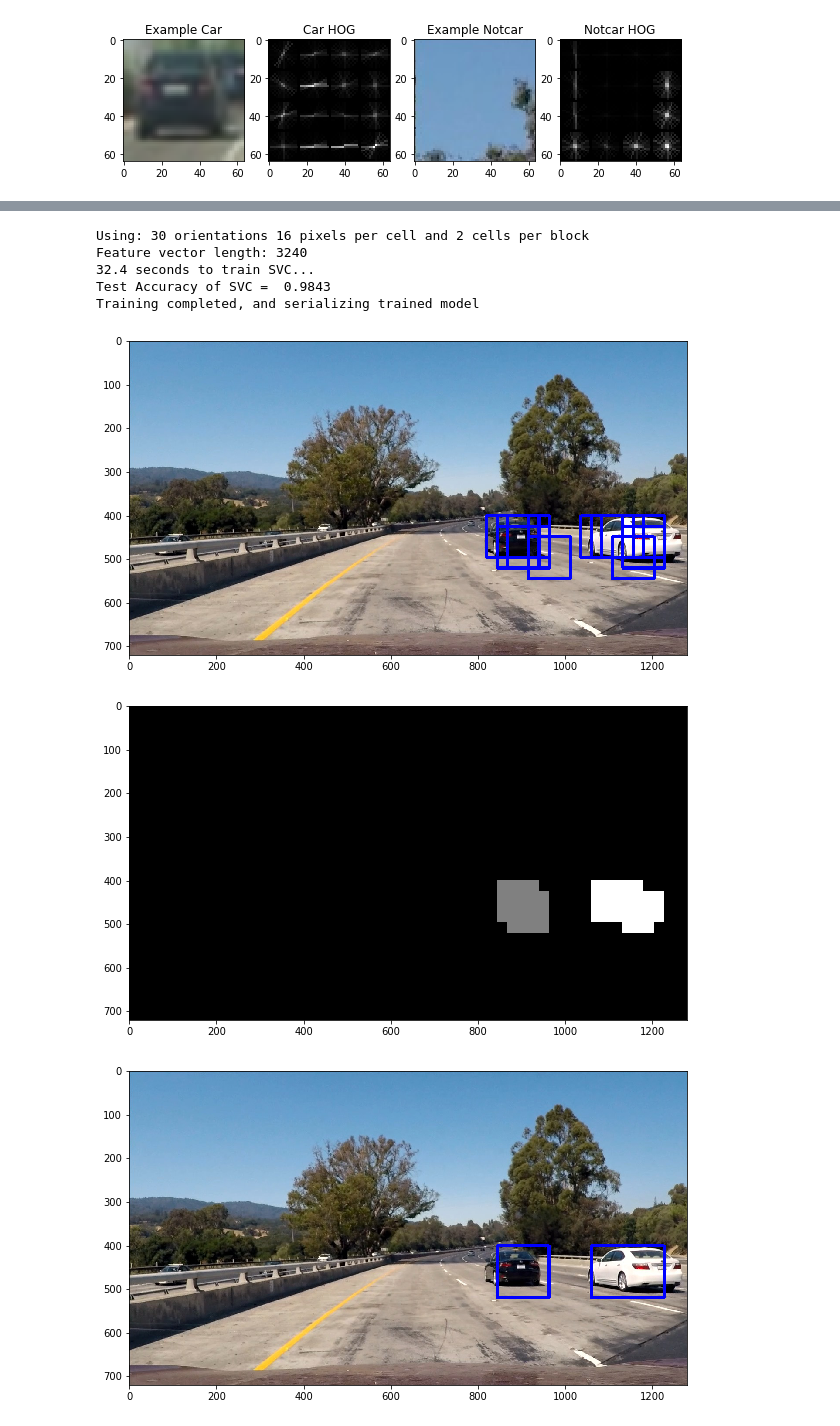
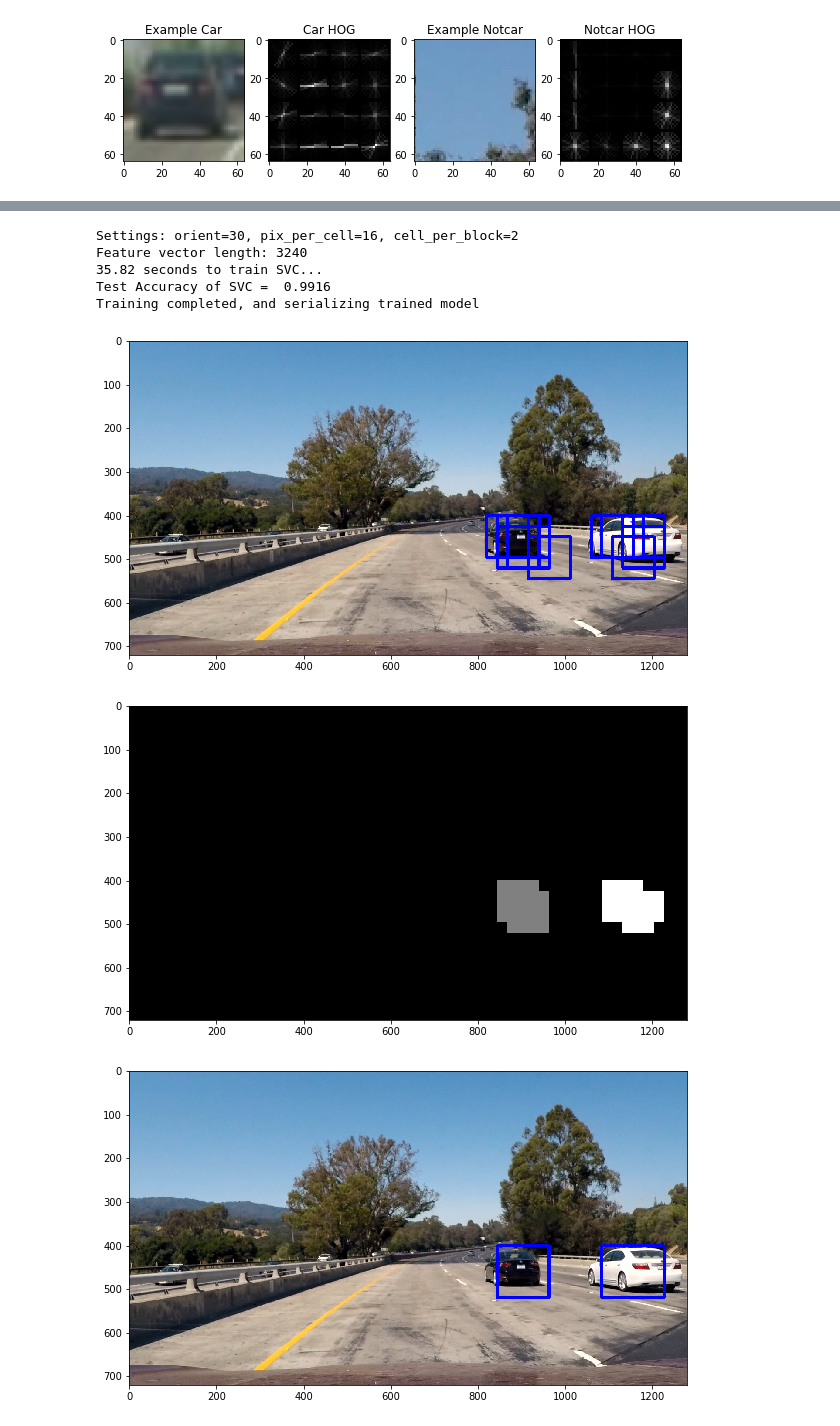
Before and after one commit to carsontang/CarND-Vehicle-Detection, a Jupyter notebook: Vehicle_Detection_Submission.ipynb, the cells around one changed output, grey strips where cells are left out. Cells and saved outputs as stored; diff of their text form; code cells hidden in the pictures.

```diff
--- a/Vehicle_Detection_Submission.ipynb
+++ b/Vehicle_Detection_Submission.ipynb
@@ -76,17 +78,17 @@ The chunks of images overlap at 75% because this creates a lot of windows around
 
 Once the regions of an image are analyzed, the next step is to mark each pixel within a window so that a heatmap can be generated. The result is a map of pixels that are within windows. From there, we can draw a bounding box around the marked pixels to determine the final bounding box around what is hopefully a vehicle. You can see the heatmaps and bounding boxes around those areas below.
 # %%
-pipeline.run_windows()
+pipeline.demo_windows()
 # %% [output]
 Loading dataset of cars and non-cars
 Training classifier
-Using: 30 orientations 16 pixels per cell and 2 cells per block
+Settings: orient=30, pix_per_cell=16, cell_per_block=2
 Feature vector length: 3240
-32.4 seconds to train SVC...
-Test Accuracy of SVC =  0.9843
+35.82 seconds to train SVC...
+Test Accuracy of SVC =  0.9916
 Training completed, and serializing trained model
-[figure, old version]
+[figure, new version]
-[figure, old version]
+[figure, new version]
-[figure, old version]
+[figure, new version]
 # %% [markdown]
 # Tracking Heatmaps in a Video
```
Also changed, not shown: parts of 7 cells of this notebook, 3 other files.
